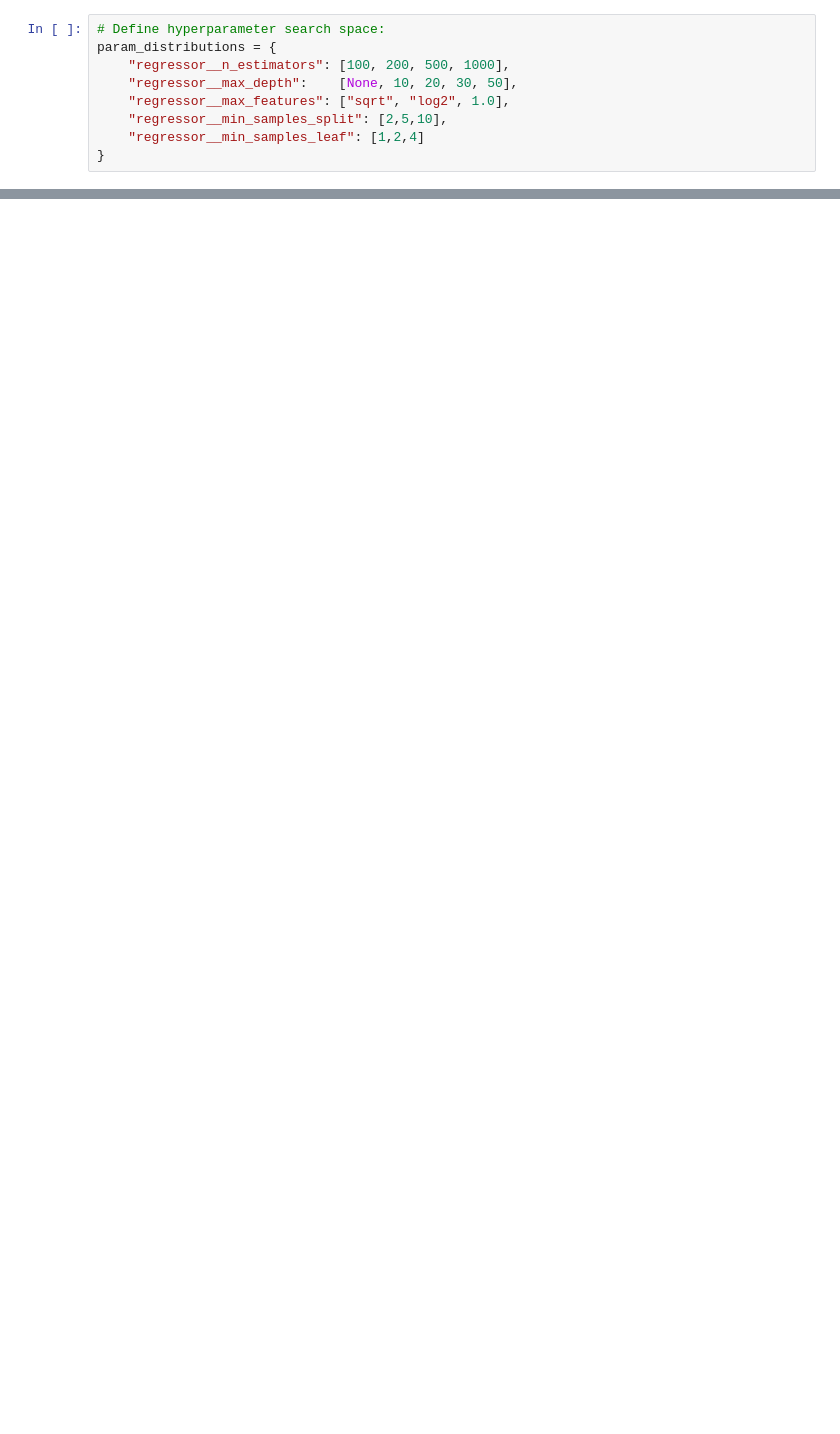
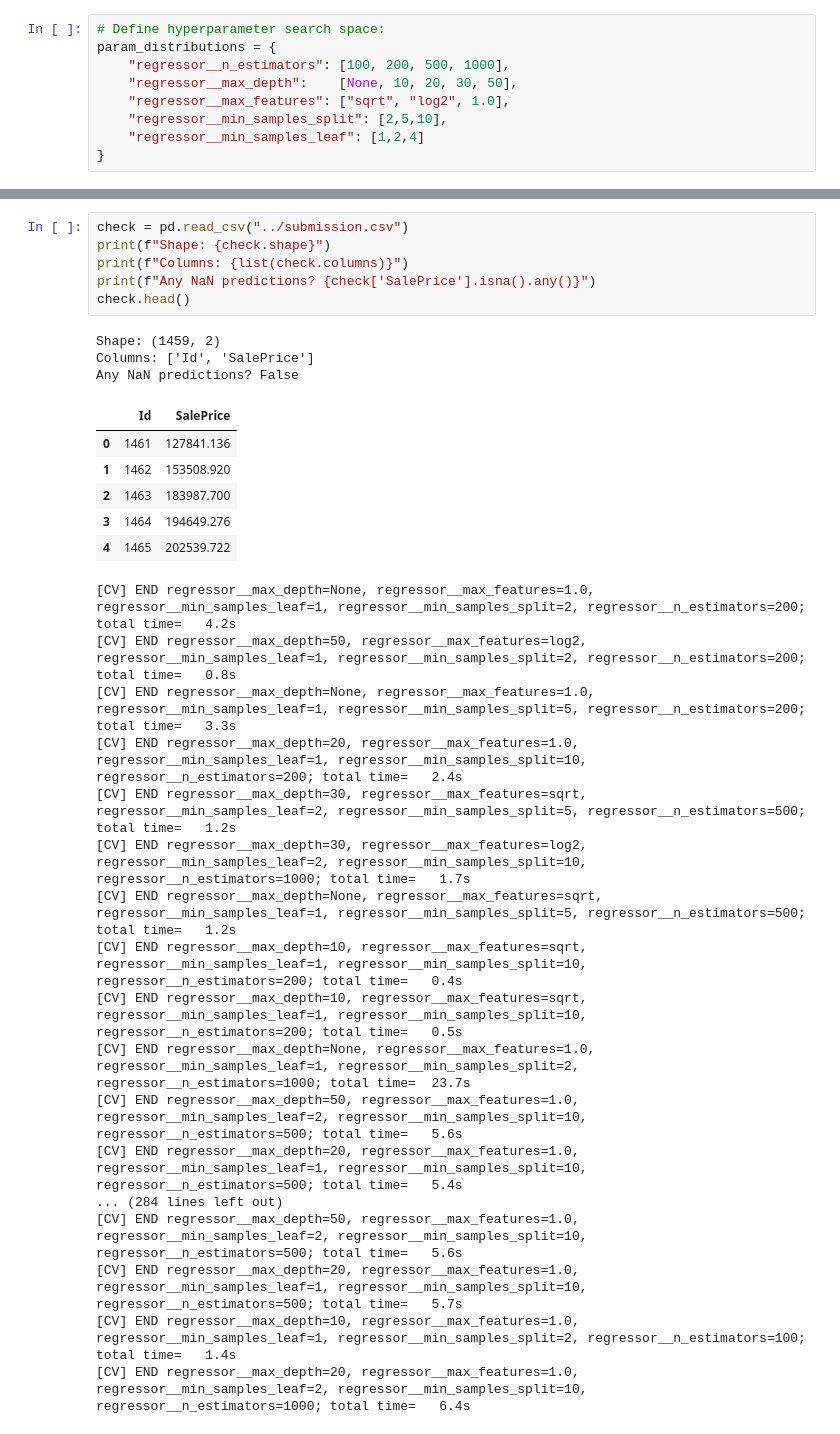
Before and after one commit to G-Laluyashwanth/ames-housing, a Jupyter notebook: notebooks/04-tuning.ipynb, the cells around one changed output, grey strips where cells are left out. Cells and saved outputs as stored; diff of their text form; blank space fills up the shorter version.

```diff
--- a/notebooks/04-tuning.ipynb
+++ b/notebooks/04-tuning.ipynb
@@ -104,0 +161,33 @@ Tuned model validation R²:  0.86
+# %%
+check = pd.read_csv("../submission.csv")
+print(f"Shape: {check.shape}")
+print(f"Columns: {list(check.columns)}")
+print(f"Any NaN predictions? {check['SalePrice'].isna().any()}")
+check.head()
+# %% [output]
+Shape: (1459, 2)
+Columns: ['Id', 'SalePrice']
+Any NaN predictions? False
+|  | Id | SalePrice |
+| 0 | 1461 | 127841.136 |
+| 1 | 1462 | 153508.920 |
+| 2 | 1463 | 183987.700 |
+| 3 | 1464 | 194649.276 |
+| 4 | 1465 | 202539.722 |
+[CV] END regressor__max_depth=None, regressor__max_features=1.0, regressor__min_samples_leaf=1, regressor__min_samples_split=2, regressor__n_estimators=200; total time=   4.2s
+[CV] END regressor__max_depth=50, regressor__max_features=log2, regressor__min_samples_leaf=1, regressor__min_samples_split=2, regressor__n_estimators=200; total time=   0.8s
+[CV] END regressor__max_depth=None, regressor__max_features=1.0, regressor__min_samples_leaf=1, regressor__min_samples_split=5, regressor__n_estimators=200; total time=   3.3s
+[CV] END regressor__max_depth=20, regressor__max_features=1.0, regressor__min_samples_leaf=1, regressor__min_samples_split=10, regressor__n_estimators=200; total time=   2.4s
+[CV] END regressor__max_depth=30, regressor__max_features=sqrt, regressor__min_samples_leaf=2, regressor__min_samples_split=5, regressor__n_estimators=500; total time=   1.2s
+[CV] END regressor__max_depth=30, regressor__max_features=log2, regressor__min_samples_leaf=2, regressor__min_samples_split=10, regressor__n_estimators=1000; total time=   1.7s
+[CV] END regressor__max_depth=None, regressor__max_features=sqrt, regressor__min_samples_leaf=1, regressor__min_samples_split=5, regressor__n_estimators=500; total time=   1.2s
+[CV] END regressor__max_depth=10, regressor__max_features=sqrt, regressor__min_samples_leaf=1, regressor__min_samples_split=10, regressor__n_estimators=200; total time=   0.4s
+[CV] END regressor__max_depth=10, regressor__max_features=sqrt, regressor__min_samples_leaf=1, regressor__min_samples_split=10, regressor__n_estimators=200; total time=   0.5s
+[CV] END regressor__max_depth=None, regressor__max_features=1.0, regressor__min_samples_leaf=1, regressor__min_samples_split=2, regressor__n_estimators=1000; total time=  23.7s
+[CV] END regressor__max_depth=50, regressor__max_features=1.0, regressor__min_samples_leaf=2, regressor__min_samples_split=10, regressor__n_estimators=500; total time=   5.6s
+[CV] END regressor__max_depth=20, regressor__max_features=1.0, regressor__min_samples_leaf=1, regressor__min_samples_split=10, regressor__n_estimators=500; total time=   5.4s
+... (284 lines left out)
+[CV] END regressor__max_depth=50, regressor__max_features=1.0, regressor__min_samples_leaf=2, regressor__min_samples_split=10, regressor__n_estimators=500; total time=   5.6s
+[CV] END regressor__max_depth=20, regressor__max_features=1.0, regressor__min_samples_leaf=1, regressor__min_samples_split=10, regressor__n_estimators=500; total time=   5.7s
+[CV] END regressor__max_depth=10, regressor__max_features=1.0, regressor__min_samples_leaf=1, regressor__min_samples_split=2, regressor__n_estimators=100; total time=   1.4s
+[CV] END regressor__max_depth=20, regressor__max_features=1.0, regressor__min_samples_leaf=2, regressor__min_samples_split=10, regressor__n_estimators=1000; total time=   6.4s
```
Also changed, not shown: parts of 6 cells of this notebook, 2 other files.
